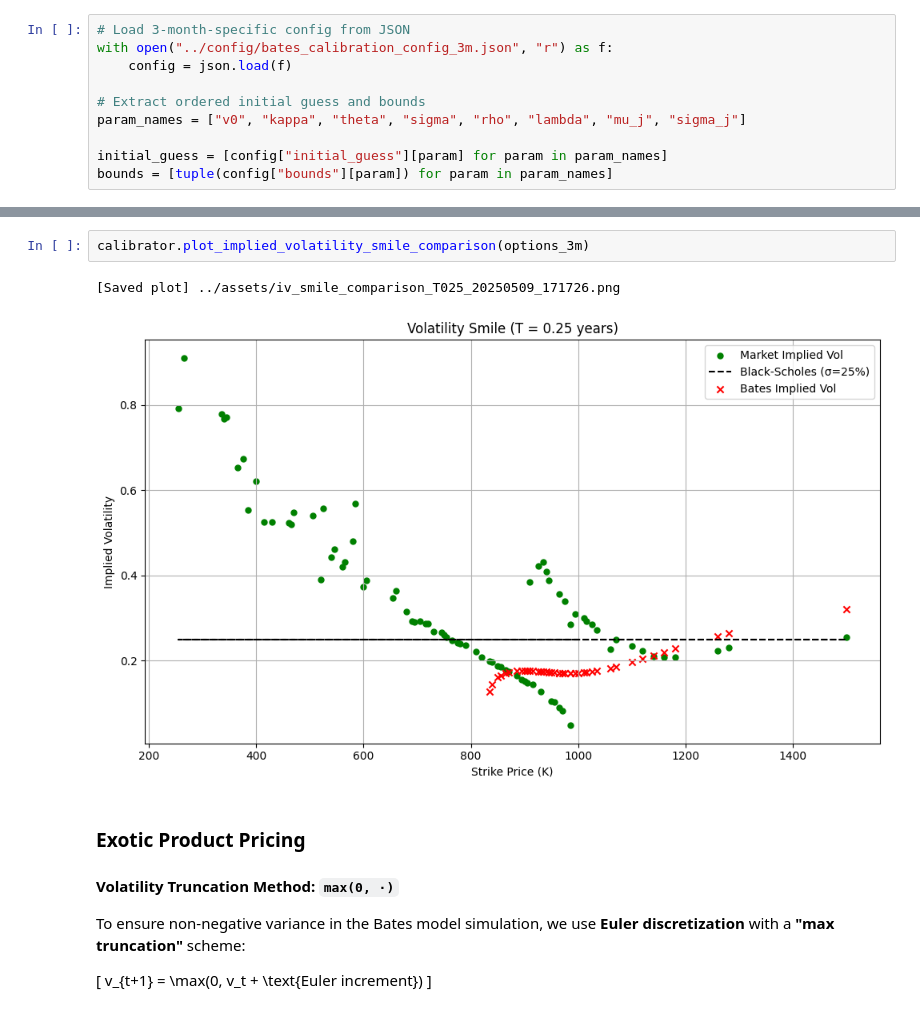
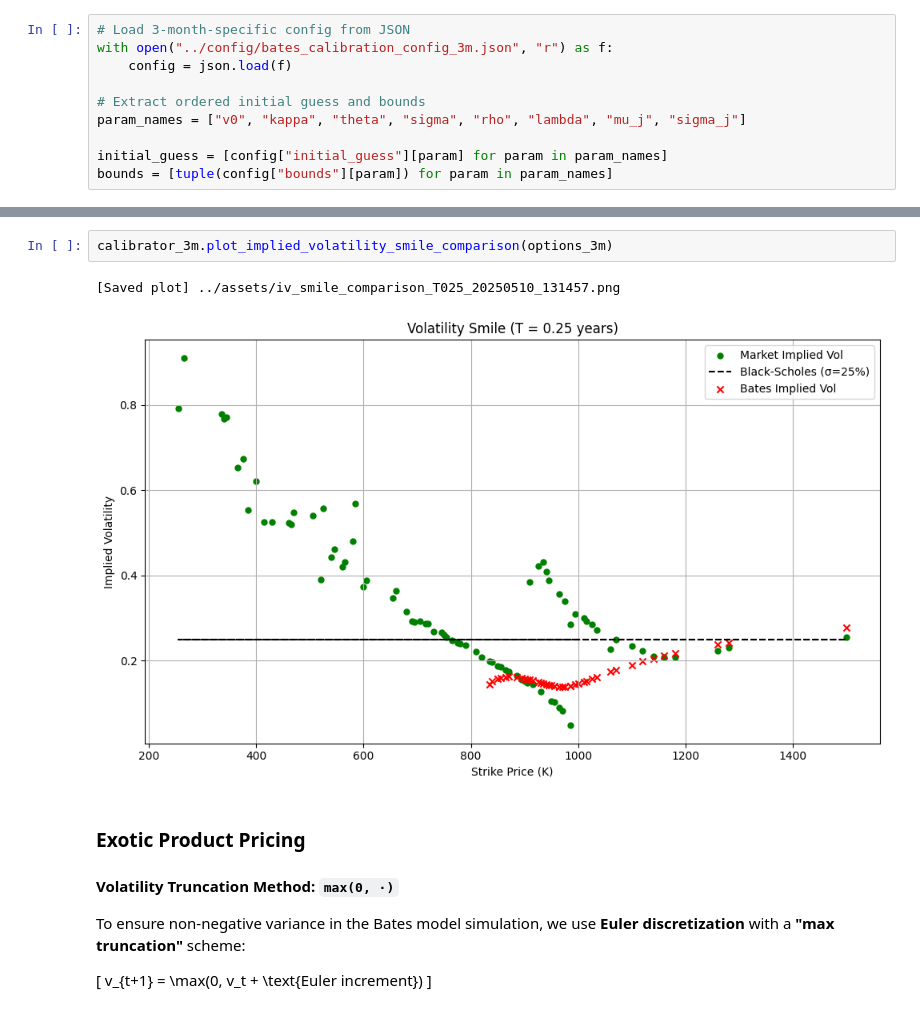
Before and after one commit to ashutoshjha3103/exotic_option_pricing_fe2025, a Jupyter notebook: code/structured_product_design_and_hedge2.ipynb, the cells around one changed output, grey strips where cells are left out. Drawn from its saved outputs; the diff is of its cells as text.

Commit message:
loss 425, beter 3m smile, still not great

```diff
--- a/code/structured_product_design_and_hedge2.ipynb
+++ b/code/structured_product_design_and_hedge2.ipynb
@@ -664,8 +664,8 @@ calibrator.plot_residuals(options_3m)
 # %%
-calibrator.plot_implied_volatility_smile_comparison(options_3m)
+calibrator_3m.plot_implied_volatility_smile_comparison(options_3m)
 # %% [output]
-[Saved plot] ../assets/iv_smile_comparison_T025_20250509_171726.png
+[Saved plot] ../assets/iv_smile_comparison_T025_20250510_131457.png
-[figure, old version]
+[figure, new version]
 # %% [markdown]
 ### Exotic Product Pricing
 
```
Also changed, not shown: parts of 4 cells of this notebook, 1 other file.
